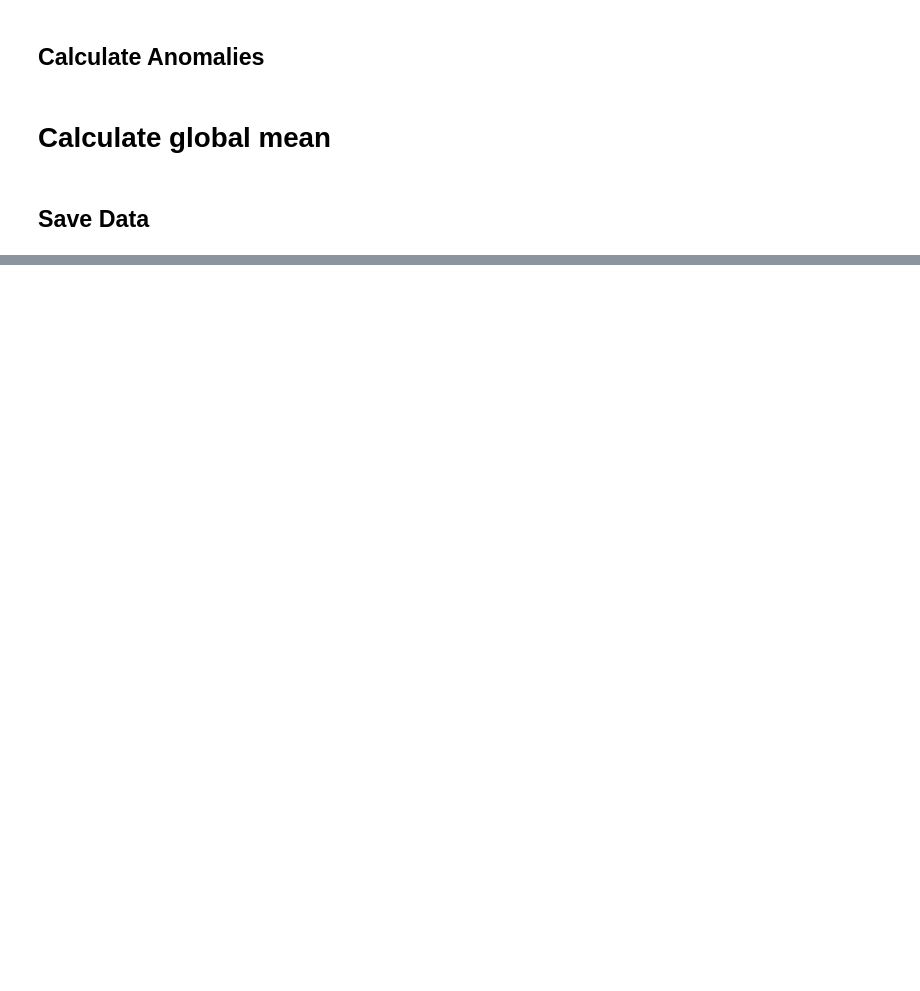
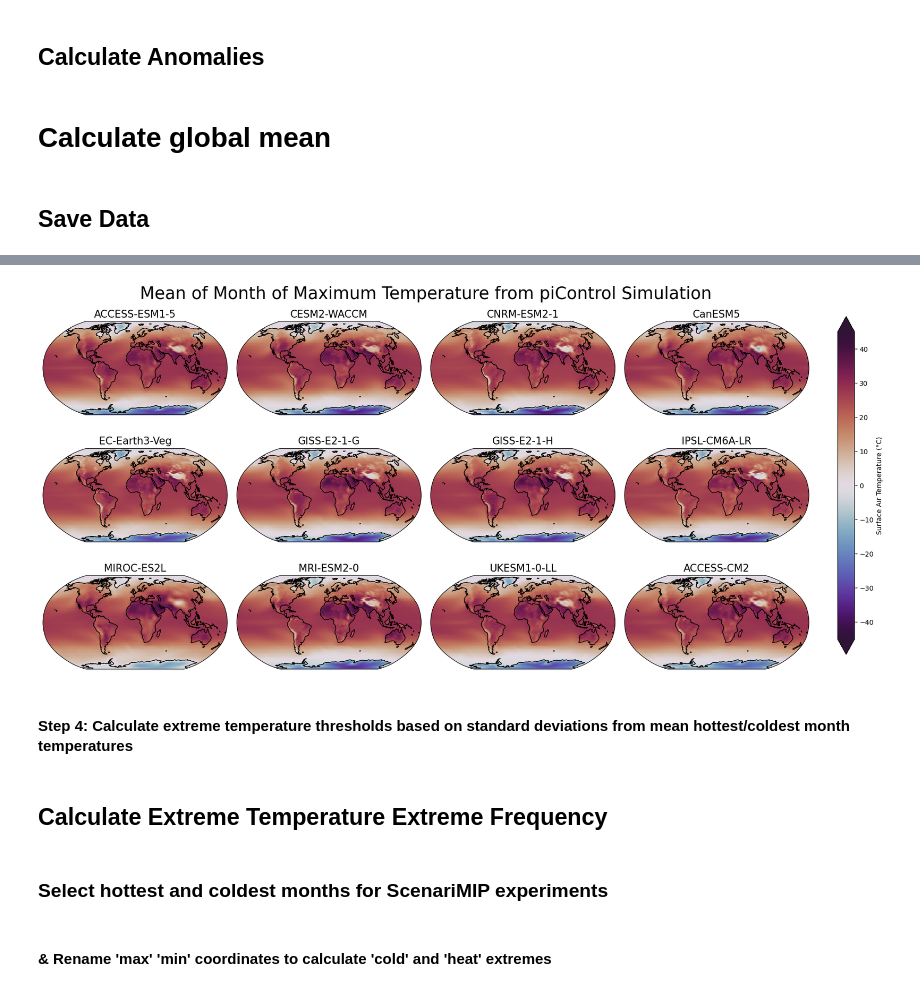
Before and after one commit to sp-clark/cdrmip_extremes, a Jupyter notebook: notebooks/ScenarioMIP/01_load_ScenarioMIP_tas.ipynb, the cells around one changed output, grey strips where cells are left out. Drawn from its saved outputs; the diff is of its cells as text; code cells hidden in the pictures; blank space fills up the shorter version.

Commit message:
changes up to ScenarioMIP analysis

```diff
--- a/notebooks/ScenarioMIP/01_load_ScenarioMIP_tas.ipynb
+++ b/notebooks/ScenarioMIP/01_load_ScenarioMIP_tas.ipynb
@@ -197,0 +366,28 @@ gsat_dt = anomaly_dt.map_over_datasets(global_mean)
+# %%
+ext_results = defaultdict(dict)
+for model, member_dt in extreme_months.items():
+    for member, dt in member_dt.items():
+        ext_results[model][member] = {'extreme_months': dt.ds}
+ext_results = dict(ext_results)
+# %%
+for model, member_dt in regridded_pi_dt.items():
+    for member, dt in member_dt.items():
+        ds = dt.ds.tas
+        for extrema in ['max','min']:
+            months = extreme_months[model][member].ds.month.sel(extrema=extrema)
+            ext_results[model][member][f"{extrema}_month_mean"] =  ext_freq.extreme_month_stat(ds,months,'mean')
+            ext_results[model][member][f"{extrema}_month_std_dev"] = ext_freq.extreme_month_stat(ds,months,'std')
+# %%
+plot_pi_stats(
+    ext_results,
+    'max_month_mean',
+    cmap='twilight_shifted',
+    vmin=-45,
+    vmax=45,
+    cbar_label="Surface Air Temperature (°C)",
+    title="Mean of Month of Maximum Temperature from piControl Simulation"
+)
+# %% [output]
+[figure, added]
+# %% [markdown]
+#### Step 4: Calculate extreme temperature thresholds based on standard deviations from mean hottest/coldest month temperatures ####
@@ -197,0 +405,6 @@ gsat_dt = anomaly_dt.map_over_datasets(global_mean)
+# %% [markdown]
+## Calculate Extreme Temperature Extreme Frequency
+# %% [markdown]
+### Select hottest and coldest months for ScenariMIP experiments ###
+# %% [markdown]
+#### & Rename 'max' 'min' coordinates to calculate 'cold' and 'heat' extremes ####
```
Also changed, not shown: parts of 37 cells of this notebook, 30 other files.
